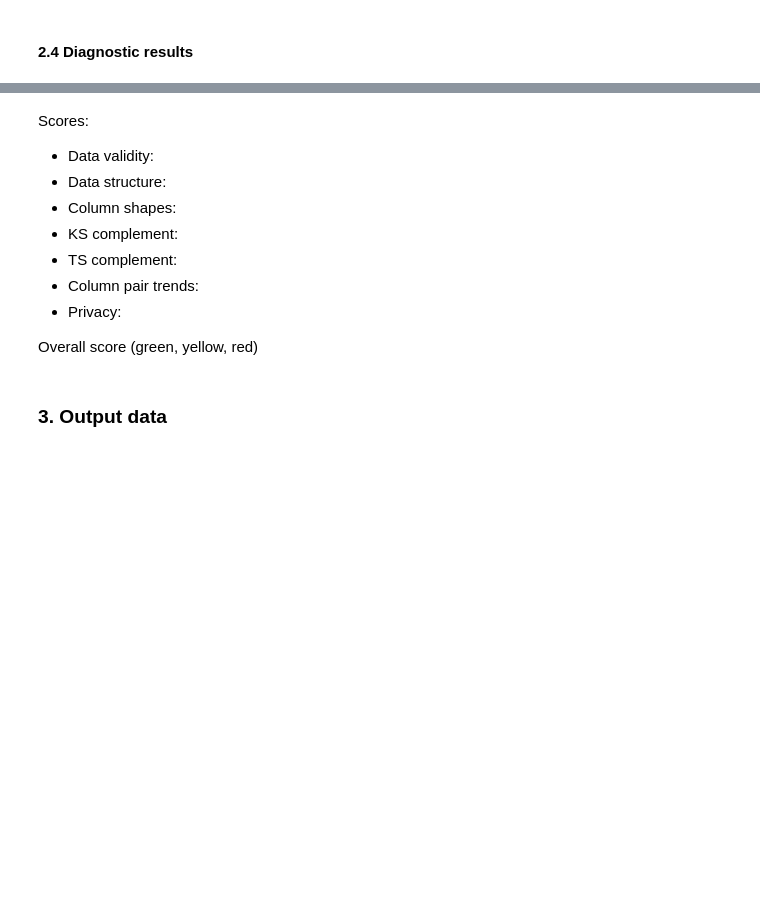
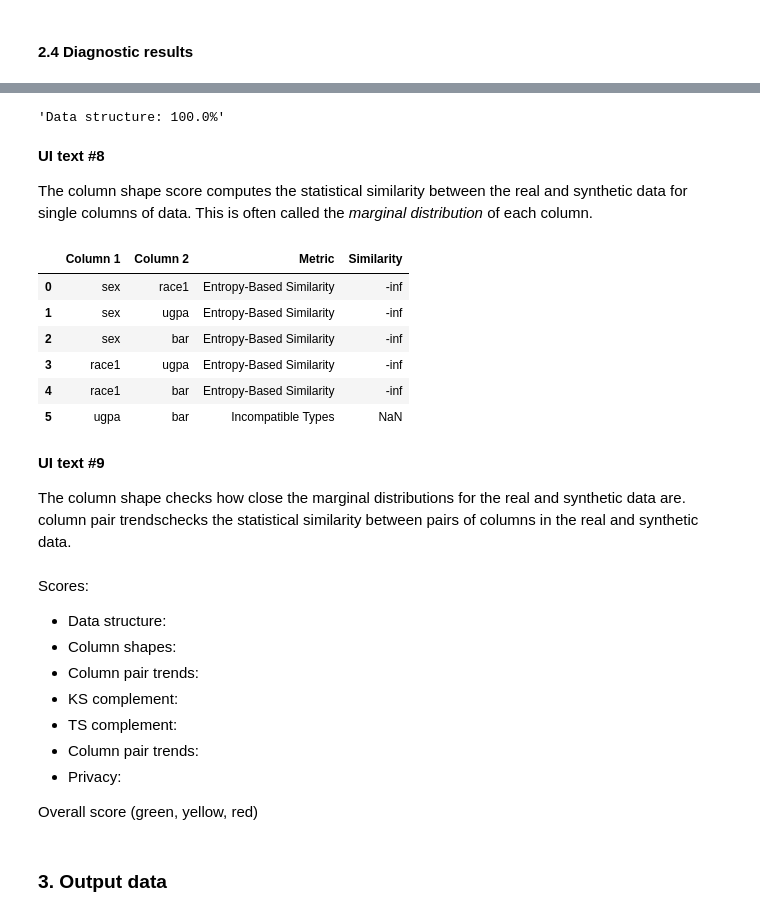
Before and after one commit to NGO-Algorithm-Audit/local-first-web-tool, a Jupyter notebook: notebooks/CART_LawSchoolAdmissionBar.ipynb, the cells around one changed output, grey strips where cells are left out. Cells and saved outputs as stored; diff of their text form; code cells hidden in the pictures; blank space fills up the shorter version.

```diff
--- a/notebooks/CART_LawSchoolAdmissionBar.ipynb
+++ b/notebooks/CART_LawSchoolAdmissionBar.ipynb
@@ -271,8 +370,30 @@ The following metrics assess the quality of the synthetic data.
+# %%
+DataStructure(df, synth_df)
+# %% [output]
+'Data structure: 100.0%'
+# %% [markdown]
+**UI text #8**
+
+The column shape score computes the statistical similarity between the real and synthetic data for single columns of data. This is often called the _marginal distribution_ of each column.
+# %%
+ColumnShape(df, synth_df)
+# %% [output]
+|  | Column 1 | Column 2 | Metric | Similarity |
+| 0 | sex | race1 | Entropy-Based Similarity | -inf |
+| 1 | sex | ugpa | Entropy-Based Similarity | -inf |
+| 2 | sex | bar | Entropy-Based Similarity | -inf |
+| 3 | race1 | ugpa | Entropy-Based Similarity | -inf |
+| 4 | race1 | bar | Entropy-Based Similarity | -inf |
+| 5 | ugpa | bar | Incompatible Types | NaN |
+# %% [markdown]
+**UI text #9**
+
+The column shape checks how close the marginal distributions for the real and synthetic data are. column pair trendschecks the statistical similarity between pairs of columns in the real and synthetic data.
 # %% [markdown]
 Scores:
-- Data validity:
 - Data structure:
 - Column shapes:
+- Column pair trends:
 - KS complement:
 - TS complement:
 - Column pair trends:
```
Also changed, not shown: parts of 9 cells of this notebook.
